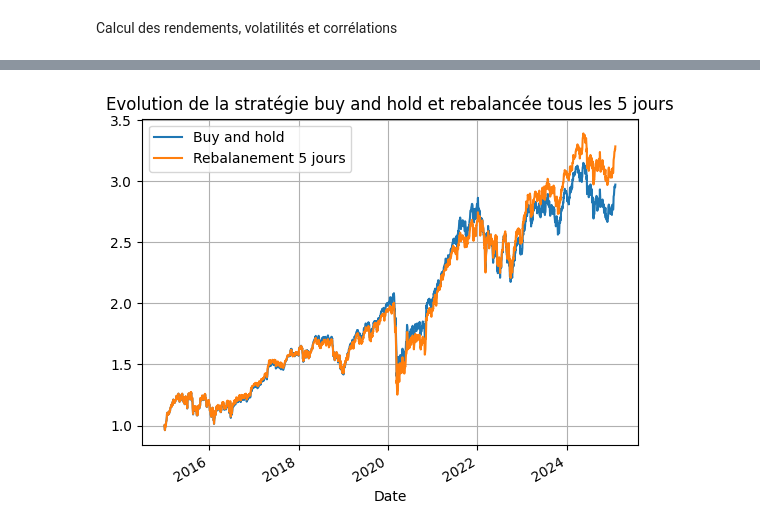
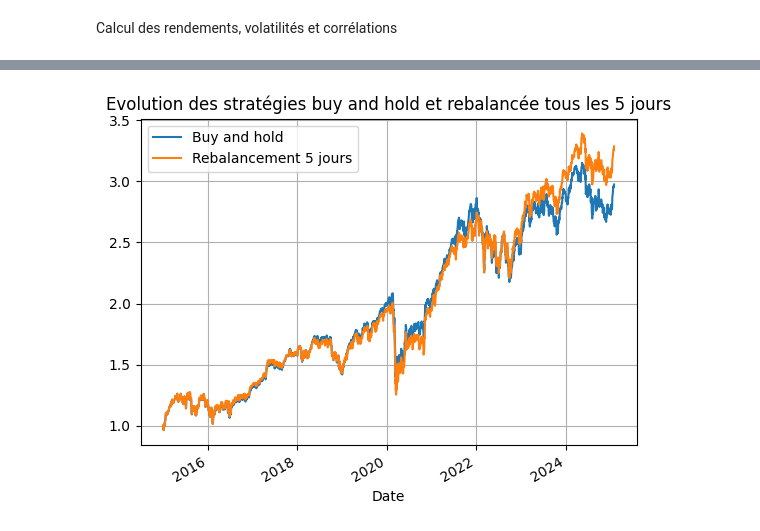
Before and after one commit to ZeBaoB/Cutting-edge_AssetTool-, a Jupyter notebook: Cutting edge 1.ipynb, the cells around one changed output, grey strips where cells are left out. Saved outputs shown, nothing was run; the diff lists cells and outputs as text; code cells hidden in the pictures.

```diff
--- a/Cutting edge 1.ipynb
+++ b/Cutting edge 1.ipynb
@@ -177,19 +157,0 @@ Text(0.5, 1.0, 'Evolution de la stratégie buy and hold (historique)')
-# %%
-#strategie rebalancement tous les T jours
-T = 5 # on rebalance tous les T jours
-
-evolution_EW_rebalancement = log_return_jounalier_histo * 0.0 # initialisation, même forme que log_return_jounalier_histo
-#evolution_EW_rebalancement.iloc[0, :] = allocations_EW
-evolution_EW_rebalancement.iloc[0:T, :] = np.exp(np.cumsum(log_return_jounalier_histo.iloc[0:T, :])) * allocations_EW
-last_period = 0
-for i in range(T, log_return_jounalier_histo.shape[0], T):
-    evolution_EW_rebalancement.iloc[i:i+T, :] = np.exp(np.cumsum(log_return_jounalier_histo.iloc[i:i+T, :])) * evolution_EW_rebalancement.iloc[i-1, :].sum() * allocations_EW
-    last_period = i
-evolution_EW_rebalancement.iloc[last_period:, :] = np.exp(np.cumsum(log_return_jounalier_histo.iloc[last_period:, :])) * evolution_EW_rebalancement.iloc[last_period-1, :]
-
-
-evolution_EW_buyandHold.sum(axis=1).plot(label="EW buy and hold")
-evolution_EW_rebalancement.sum(axis=1).plot(label="EW rebalancé tous les " + str(T)+ " jours")
-plt.legend()
-plt.grid()
-plt.title("Evolution de la stratégie rebalancée tous les " + str(T) + " jours (historique)")
@@ -229,23 +171,23 @@ def generate_evolution(logReturn, allocation, T_rebalancement=-1):
     else:
         # Rebalancing strategy
         evolution.iloc[:T_rebalancement, :] = np.exp(np.cumsum(logReturn.iloc[:T_rebalancement, :])) * allocation
-        last_period = T_rebalancement
+
         for i in range(T_rebalancement, nb_periods, T_rebalancement):
             evolution.iloc[i:i+T_rebalancement, :] = np.exp(np.cumsum(logReturn.iloc[i:i+T_rebalancement, :])) * evolution.iloc[i-1, :].sum() * allocation
-            last_period = i
+        last_period = (nb_periods//T_rebalancement)*T_rebalancement
         evolution.iloc[last_period:, :] = np.exp(np.cumsum(logReturn.iloc[last_period:, :])) * evolution.iloc[last_period-1, :].sum() * allocation
 
     return evolution
 # %%
 # Exemple d'utilisation
 allocation = np.ones(nb_stocks) / nb_stocks
 evolution_huyHold = generate_evolution(log_return_jounalier_histo, allocation)
 evolution_Rebal = generate_evolution(log_return_jounalier_histo, allocation, T_rebalancement = 5)
 evolution_huyHold.sum(axis=1).plot(label="Buy and hold")
-evolution_Rebal.sum(axis=1).plot(label="Rebalanement 5 jours")
-plt.title("Evolution de la stratégie buy and hold et rebalancée tous les 5 jours")
+evolution_Rebal.sum(axis=1).plot(label="Rebalancement 5 jours")
+plt.title("Evolution des stratégies buy and hold et rebalancée tous les 5 jours")
 plt.legend()
 plt.grid()
 plt.show()
 # %% [output]
-[figure, old version]
+[figure, new version]
```
Also changed, not shown: parts of 15 cells of this notebook.
